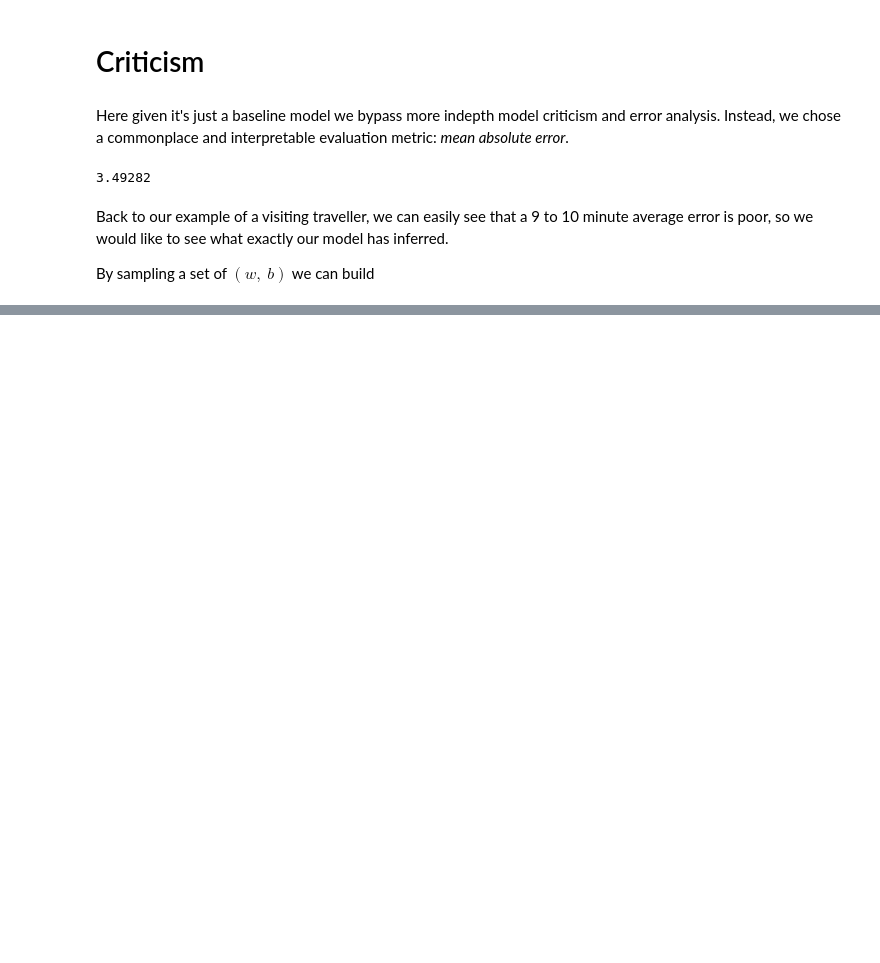
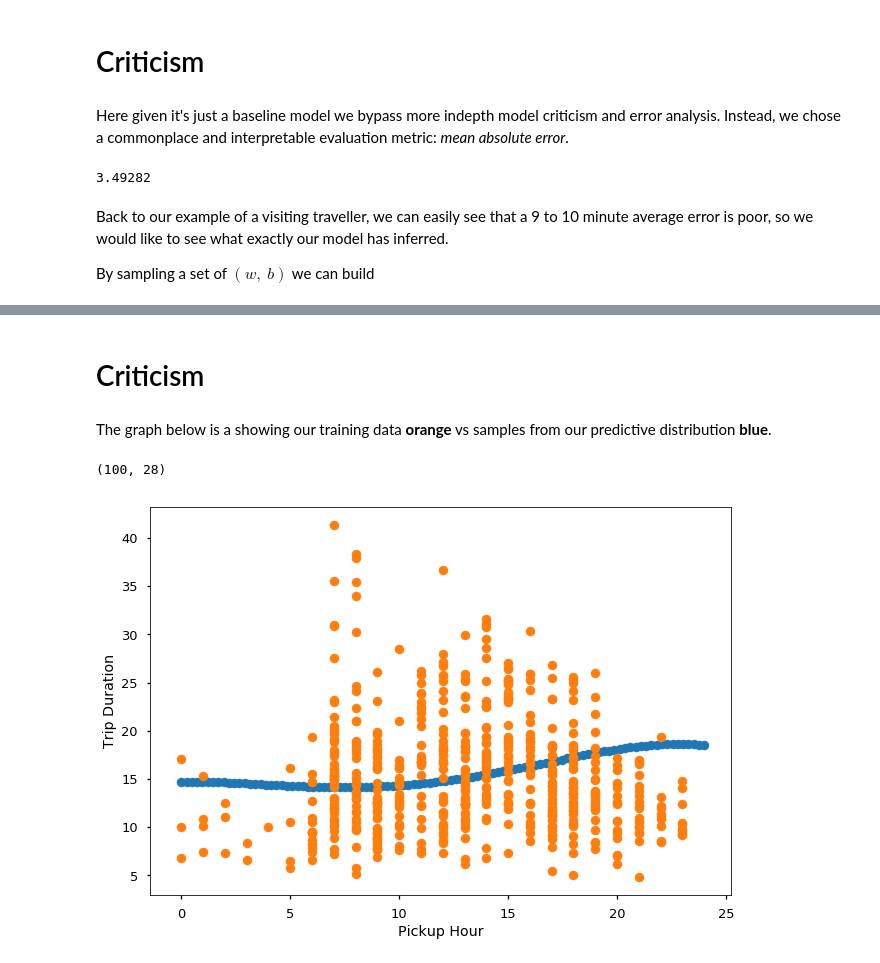
Before and after one commit to colby-j-wise/Probabilistic_Programming, a Jupyter notebook: FinalProject_GLM.ipynb, the cells around one changed output, grey strips where cells are left out. Saved outputs shown, nothing was run; the diff lists cells and outputs as text; code cells hidden in the pictures; blank space fills up the shorter version.

Commit message:
combine glm and poly, fix visualizations to one sample of qw

```diff
--- a/FinalProject_GLM.ipynb
+++ b/FinalProject_GLM.ipynb
@@ -165,0 +190,11 @@ visualizations.vis_glm(100, indicator_cols, vis, qw, qb)
+# %%
+poly_degree = 4
+
+x_train_2 = basis_functions.polynomial(x_train, degree=poly_degree)
+x_test_2 = basis_functions.polynomial(x_test, degree=poly_degree)
+# %%
+N_2, D_2 = x_train_2.shape
+X_2 = tf.placeholder(tf.float32, [N_2, D_2])
+w_2 = ed.models.Normal(loc=tf.zeros(D_2), scale=tf.ones(D_2))
+b_2 = ed.models.Normal(loc=[0.0], scale=1.0)
+Y_2 = ed.models.Normal(loc=ed.dot(X_2, w_2) + b_2, scale=[1.0])
@@ -165,0 +205,11 @@ visualizations.vis_glm(100, indicator_cols, vis, qw, qb)
+# %%
+qw_2 = ed.models.NormalWithSoftplusScale(loc=tf.Variable(tf.random_normal([D_2])),
+                                       scale=tf.Variable(tf.random_normal([D_2])))
+
+qb_2 = ed.models.NormalWithSoftplusScale(loc=tf.Variable(tf.random_normal([1])),
+                                       scale=tf.Variable(tf.random_normal([1])))
+
+inference_2 = ed.KLqp({w_2: qw_2, b_2: qb_2},
+                    data={X_2: x_train_2.as_matrix(),
+                          Y_2: np.reshape(y_train_raw.as_matrix(), (y_train_raw.shape[0]))})
+inference_2.run(n_iter=3000)
@@ -165,0 +218,11 @@ visualizations.vis_glm(100, indicator_cols, vis, qw, qb)
+# %% [markdown]
+# Criticism
+# %% [markdown]
+The graph below is a showing our training data **orange** vs samples from our predictive distribution **blue**.
+# %%
+x_vis = pd.DataFrame({i: [0.0] * 100 for i in x_train_2.columns})
+print(x_vis.shape)
+visualizations.vis_glm_poly(100, poly_degree, indicator_cols, vis, qw_2, qb_2)
+# %% [output]
+(100, 28)
+[figure, added]
```
Also changed, not shown: parts of 12 cells of this notebook, 1 other file.
